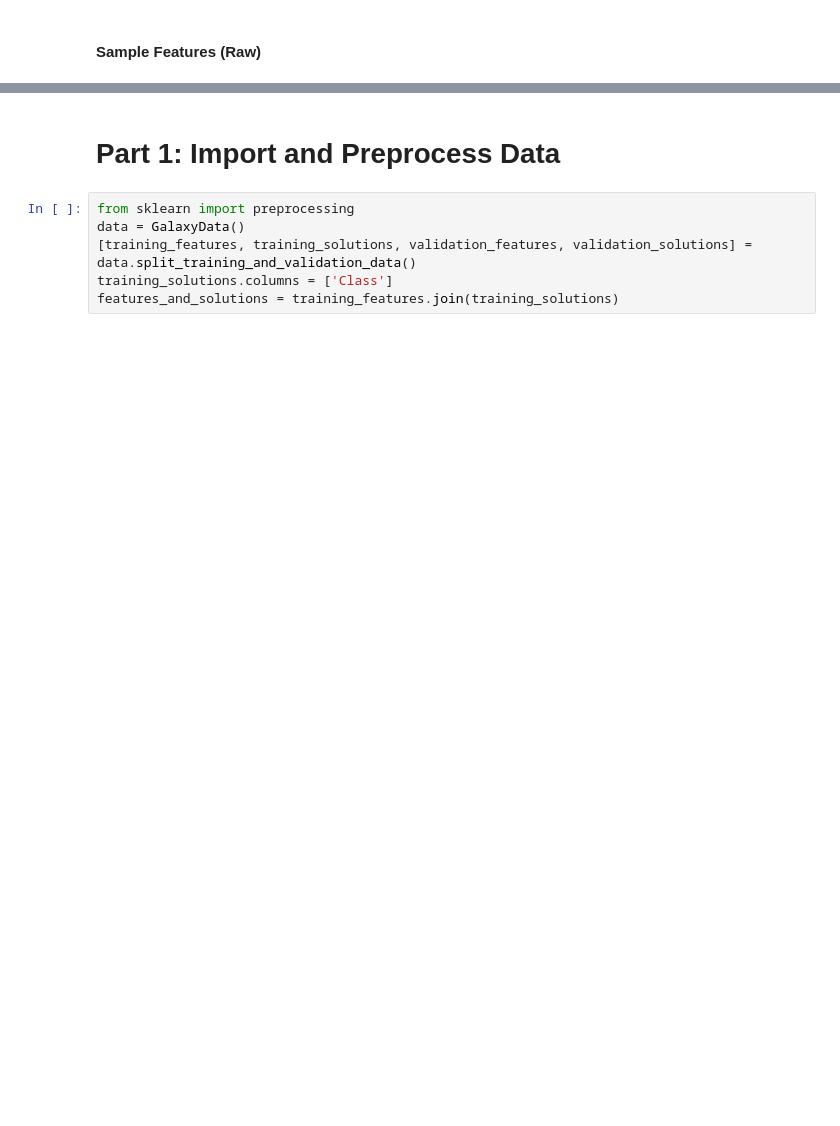
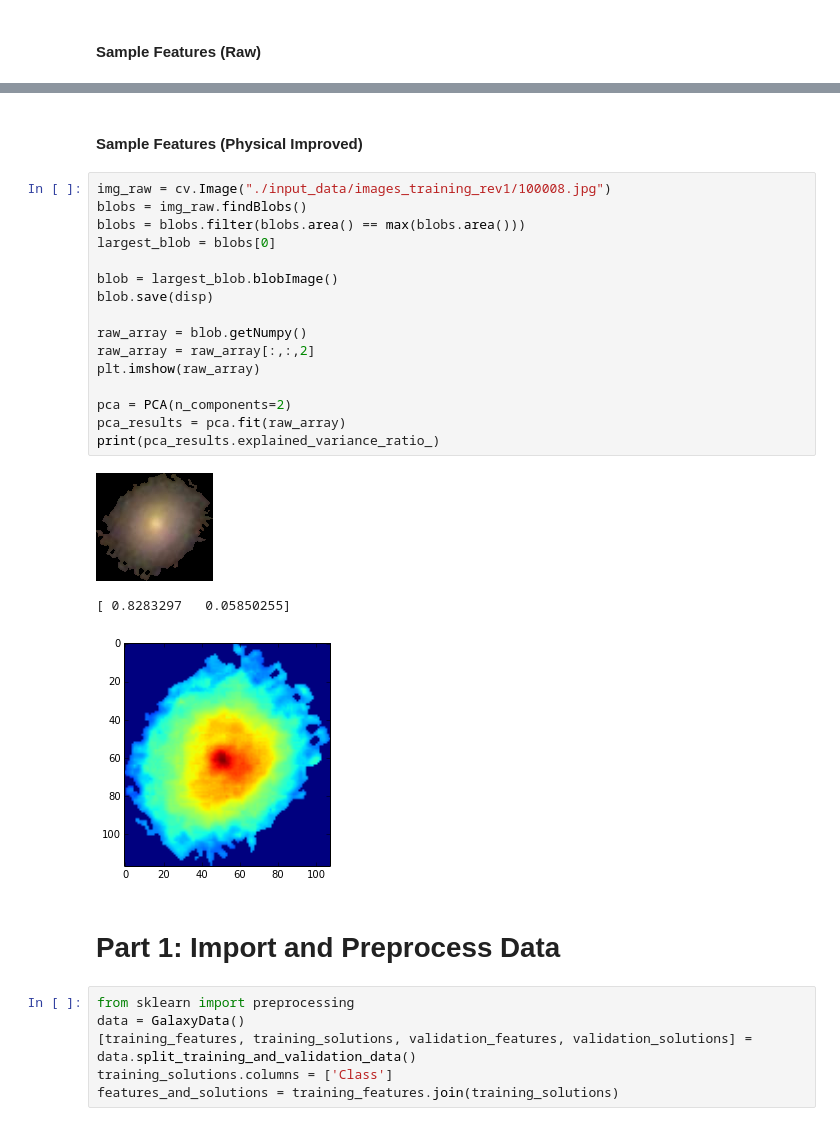
Before and after one commit to jkcn90/kaggle_galaxy_zoo, a Jupyter notebook: GalaxyZoo.ipynb, the cells around one changed output, grey strips where cells are left out. Drawn from its saved outputs; the diff is of its cells as text; blank space fills up the shorter version.

```diff
--- a/GalaxyZoo.ipynb
+++ b/GalaxyZoo.ipynb
@@ -65,3 +116,25 @@ print(feature_area)
+# %% [markdown]
+#### Sample Features (Physical Improved)
+# %%
+img_raw = cv.Image("./input_data/images_training_rev1/100008.jpg")
+blobs = img_raw.findBlobs()
+blobs = blobs.filter(blobs.area() == max(blobs.area()))
+largest_blob = blobs[0]
+
+blob = largest_blob.blobImage()
+blob.save(disp)
+
+raw_array = blob.getNumpy()
+raw_array = raw_array[:,:,2]
+plt.imshow(raw_array)
+
+pca = PCA(n_components=2)
+pca_results = pca.fit(raw_array)
+print(pca_results.explained_variance_ratio_)
+# %% [output]
+[figure, added]
+[ 0.8283297   0.05850255]
+[figure, added]
 # %% [markdown]
 # Part 1: Import and Preprocess Data
 # %%
```
Also changed, not shown: parts of 11 cells of this notebook.
